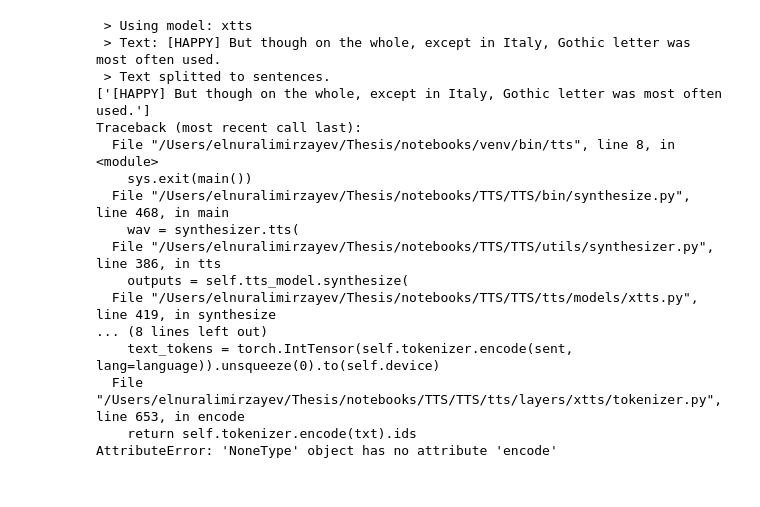
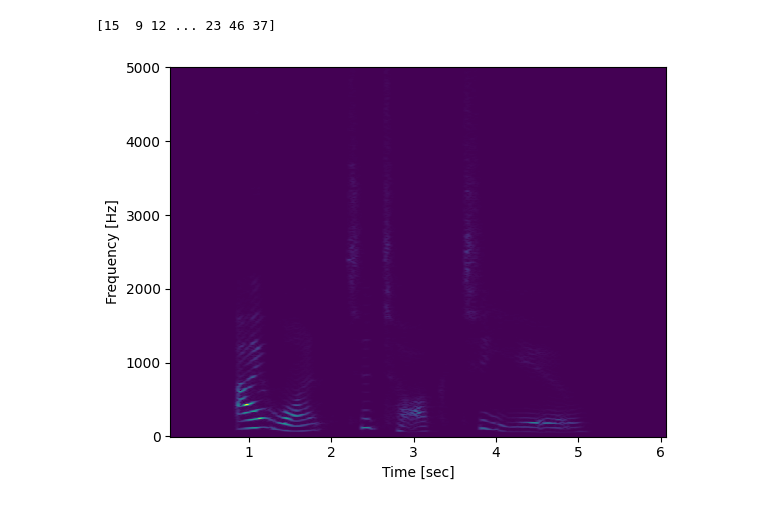
Before and after one commit to AL1ve1T/xttsv2_esd_train, a Jupyter notebook: testmodel.ipynb, the cells around one changed output. Saved outputs shown, nothing was run; the diff lists cells and outputs as text; code cells hidden in the pictures.

```diff
--- a/testmodel.ipynb
+++ b/testmodel.ipynb
@@ -57,25 +32,23 @@ AttributeError: 'NoneType' object has no attribute 'encode'
-# %%
-!tts --text "[HAPPY] But though on the whole, except in Italy, Gothic letter was most often used." \
-      --model_path "/Users/elnuralimirzayev/Thesis/saved_model1/training/GPT_XTTS_v2.0_LJSpeech_FT-August-01-2024_09+36PM-fc50214" \
-      --config_path "/Users/elnuralimirzayev/Thesis/saved_model1/training/GPT_XTTS_v2.0_LJSpeech_FT-August-01-2024_09+36PM-fc50214/config.json" \
-      --speaker_wav "/Users/elnuralimirzayev/Thesis/notebooks/xttsv2_esd_train/LJ001-0003.wav" \
-      --language_idx "en" \
-      --out_path "examples/exp2/happy/out1_angry.wav"
-# %% [output]
- > Using model: xtts
- > Text: [HAPPY] But though on the whole, except in Italy, Gothic letter was most often used.
- > Text splitted to sentences.
-['[HAPPY] But though on the whole, except in Italy, Gothic letter was most often used.']
-Traceback (most recent call last):
-  File "/Users/elnuralimirzayev/Thesis/notebooks/venv/bin/tts", line 8, in <module>
-    sys.exit(main())
-  File "/Users/elnuralimirzayev/Thesis/notebooks/TTS/TTS/bin/synthesize.py", line 468, in main
-    wav = synthesizer.tts(
-  File "/Users/elnuralimirzayev/Thesis/notebooks/TTS/TTS/utils/synthesizer.py", line 386, in tts
-    outputs = self.tts_model.synthesize(
-  File "/Users/elnuralimirzayev/Thesis/notebooks/TTS/TTS/tts/models/xtts.py", line 419, in synthesize
-... (8 lines left out)
-    text_tokens = torch.IntTensor(self.tokenizer.encode(sent, lang=language)).unsqueeze(0).to(self.device)
-  File "/Users/elnuralimirzayev/Thesis/notebooks/TTS/TTS/tts/layers/xtts/tokenizer.py", line 653, in encode
-    return self.tokenizer.encode(txt).ids
-AttributeError: 'NoneType' object has no attribute 'encode'
+# %%
+%matplotlib inline
+# Generate spectrogram
+import matplotlib.pyplot as plt
+from scipy import signal
+from scipy.io import wavfile
+import os
+import numpy as np
+import matplotlib
+
+wav_path = os.path.join(os.path.dirname(os.path.abspath("__file__")), "examples/exp3/angry/out1_angry.wav")
+sample_rate, samples = wavfile.read(wav_path)
+
+print(samples)
+Pxx, freqs, bins, im = plt.specgram(samples, NFFT=1024, Fs=10000, noverlap=900, scale="linear", mode="magnitude")
+
+plt.pcolormesh(bins, freqs, Pxx)
+plt.ylabel("Frequency [Hz]")
+plt.xlabel("Time [sec]")
+plt.show()
+# %% [output]
+[15  9 12 ... 23 46 37]
+[figure, added]
```
Also changed, not shown: parts of 9 cells of this notebook, 17 other files.
